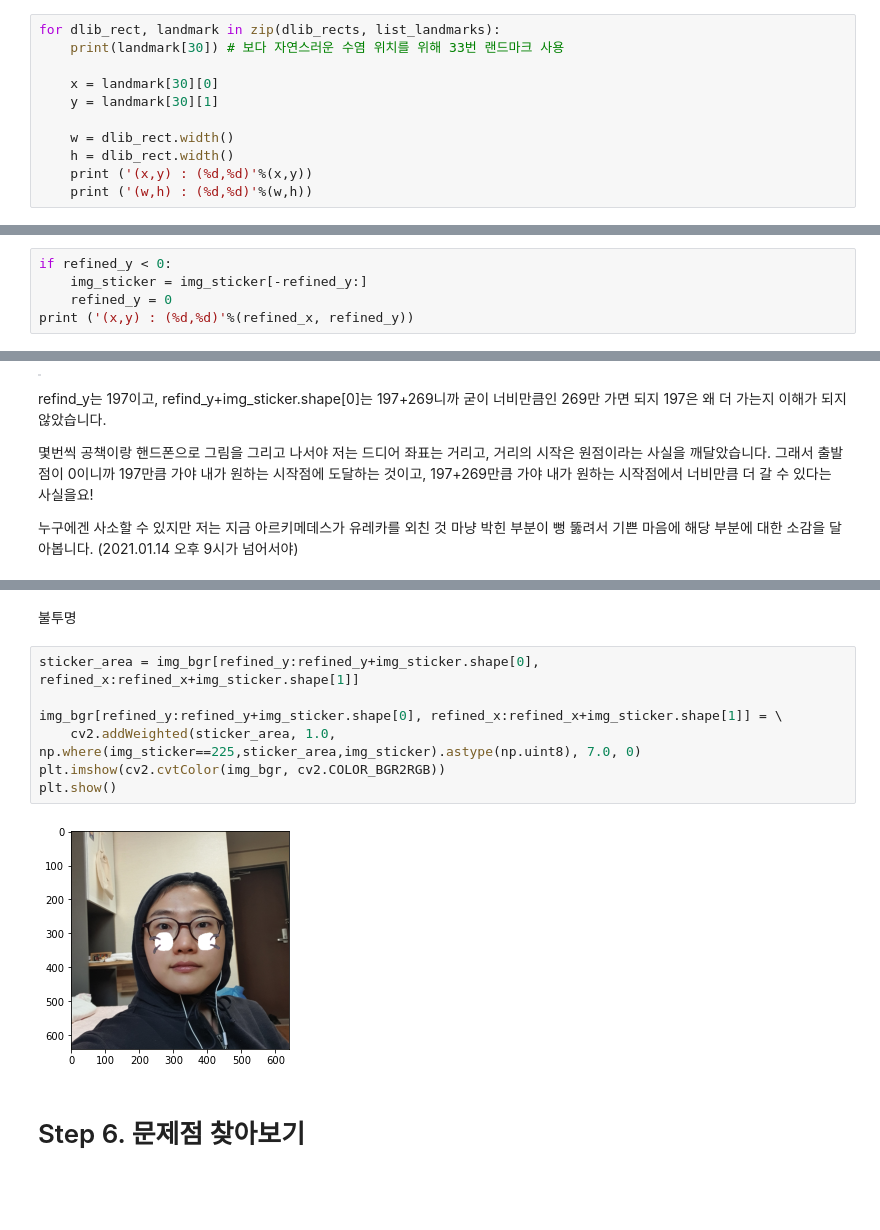
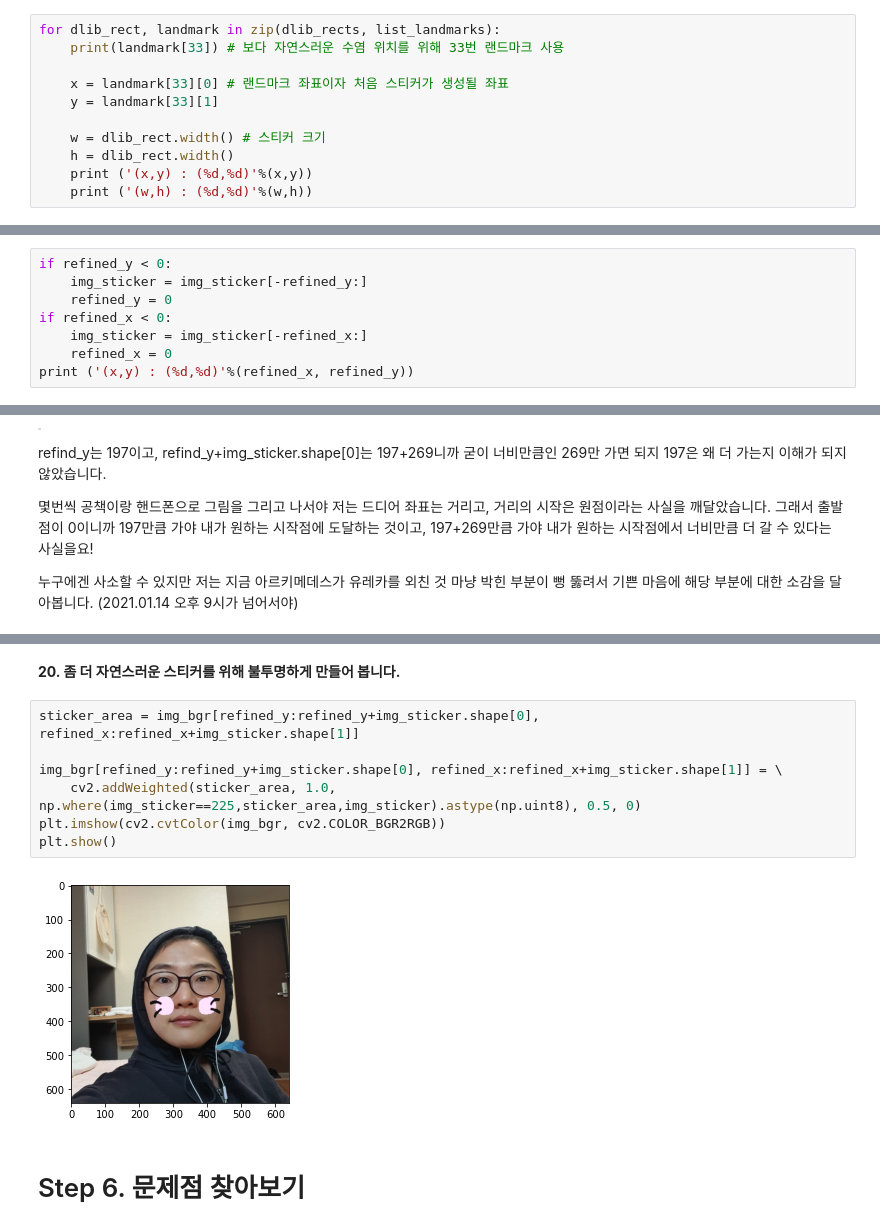
Before and after one commit to Jeongeun-Kwak/E, a Jupyter notebook: (E3) 3rd Camera Sticker App Initial Version Making.ipynb, the cells around one changed output, grey strips where cells are left out. Saved outputs shown, nothing was run; the diff lists cells and outputs as text; blank space fills up the shorter version.

```diff
--- a/(E3) 3rd Camera Sticker App Initial Version Making.ipynb
+++ b/(E3) 3rd Camera Sticker App Initial Version Making.ipynb
@@ -131,11 +131,11 @@ plt.show()
 # %%
 for dlib_rect, landmark in zip(dlib_rects, list_landmarks):
-    print(landmark[30]) # 보다 자연스러운 수염 위치를 위해 33번 랜드마크 사용
+    print(landmark[33]) # 보다 자연스러운 수염 위치를 위해 33번 랜드마크 사용
 
-    x = landmark[30][0]
-    y = landmark[30][1]
+    x = landmark[33][0] # 랜드마크 좌표이자 처음 스티커가 생성될 좌표
+    y = landmark[33][1]
 
-    w = dlib_rect.width()
+    w = dlib_rect.width() # 스티커 크기
     h = dlib_rect.width()
     print ('(x,y) : (%d,%d)'%(x,y))
     print ('(w,h) : (%d,%d)'%(w,h))
@@ -161,5 +168,8 @@ print ('(x,y) : (%d,%d)'%(refined_x, refined_y))
 if refined_y < 0:
     img_sticker = img_sticker[-refined_y:]
     refined_y = 0
+if refined_x < 0:
+    img_sticker = img_sticker[-refined_x:]
+    refined_x = 0
 print ('(x,y) : (%d,%d)'%(refined_x, refined_y))
 # %% [output]
@@ -198,14 +214,14 @@ plt.show()
-# %% [markdown]
-불투명
+# %% [markdown]
+**20. 좀 더 자연스러운 스티커를 위해 불투명하게 만들어 봅니다.**
 # %%
 sticker_area = img_bgr[refined_y:refined_y+img_sticker.shape[0], refined_x:refined_x+img_sticker.shape[1]]
 
 img_bgr[refined_y:refined_y+img_sticker.shape[0], refined_x:refined_x+img_sticker.shape[1]] = \
-    cv2.addWeighted(sticker_area, 1.0, np.where(img_sticker==225,sticker_area,img_sticker).astype(np.uint8), 7.0, 0)
+    cv2.addWeighted(sticker_area, 1.0, np.where(img_sticker==225,sticker_area,img_sticker).astype(np.uint8), 0.5, 0)
 plt.imshow(cv2.cvtColor(img_bgr, cv2.COLOR_BGR2RGB))
 plt.show()
 # %% [output]
-[figure, old version]
+[figure, new version]
 # %% [markdown]
 # Step 6. 문제점 찾아보기
 # %% [markdown]
```
Also changed, not shown: parts of 38 cells of this notebook.
